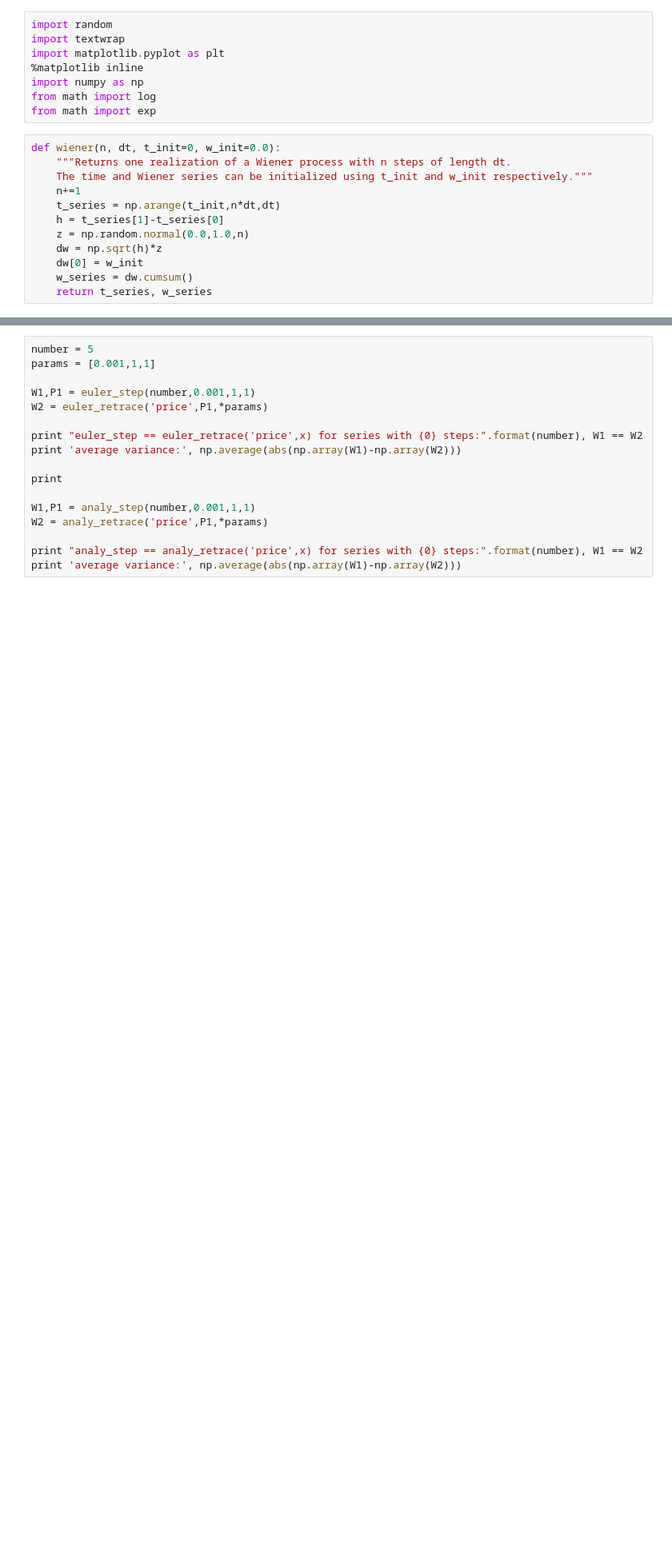
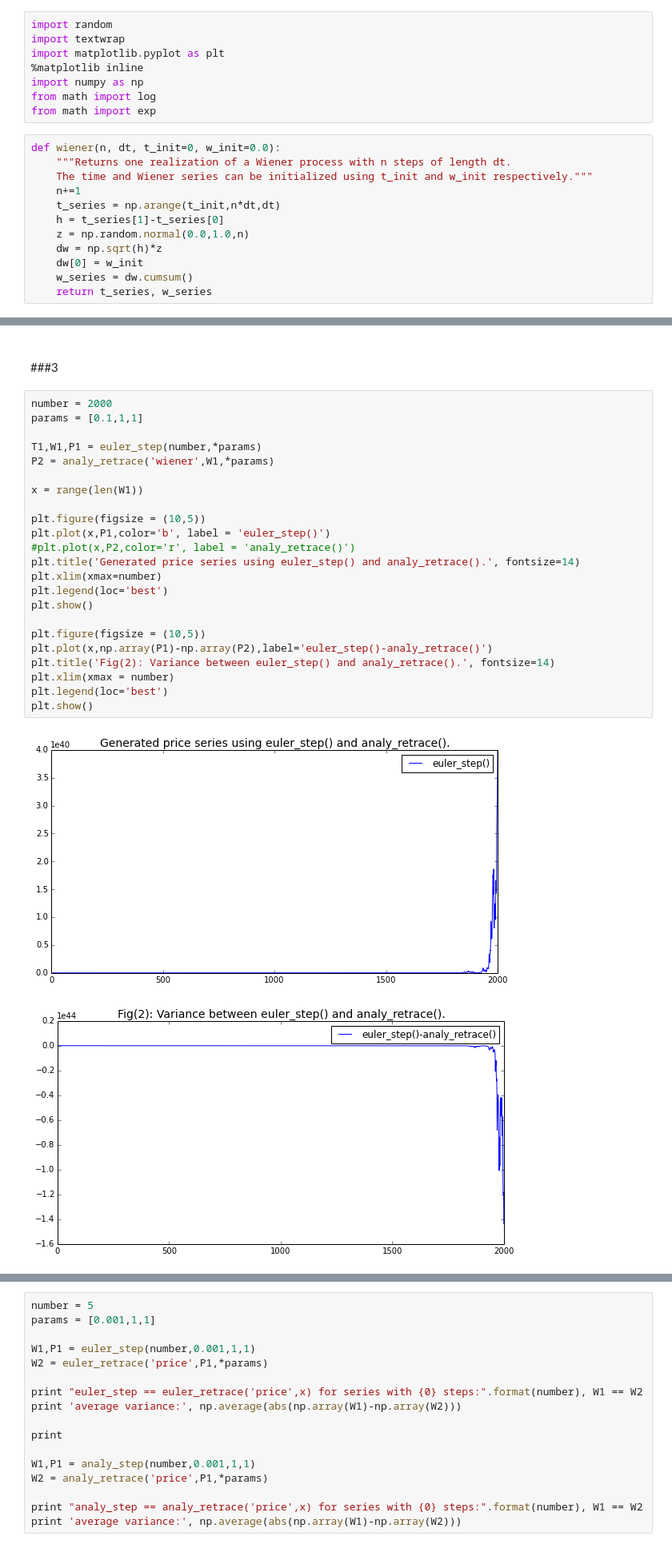
Before and after one commit to rmorshea/quantfi, a Jupyter notebook: ExponentialBrownian.ipynb, the cells around one changed output, grey strips where cells are left out. Shown: that part at 80% size. Drawn from its saved outputs; the diff is of its cells as text; blank space fills up the shorter version.

Commit message:
add analytical derivation, make changes to corrisponding function, and new formating changes

```diff
--- a/ExponentialBrownian.ipynb
+++ b/ExponentialBrownian.ipynb
@@ -606,0 +336,30 @@ average variance: 1.1080070106e-18
+# %% [markdown]
+<a id=ExpBrownian_D_sec3></a>
+---
+##\#3
+# %%
+number = 2000
+params = [0.1,1,1]
+
+T1,W1,P1 = euler_step(number,*params)
+P2 = analy_retrace('wiener',W1,*params)
+
+x = range(len(W1))
+
+plt.figure(figsize = (10,5))
+plt.plot(x,P1,color='b', label = 'euler_step()')
+#plt.plot(x,P2,color='r', label = 'analy_retrace()')
+plt.title('Generated price series using euler_step() and analy_retrace().', fontsize=14)
+plt.xlim(xmax=number)
+plt.legend(loc='best')
+plt.show()
+
+plt.figure(figsize = (10,5))
+plt.plot(x,np.array(P1)-np.array(P2),label='euler_step()-analy_retrace()')
+plt.title('Fig(2): Variance between euler_step() and analy_retrace().', fontsize=14)
+plt.xlim(xmax = number)
+plt.legend(loc='best')
+plt.show()
+# %% [output]
+[figure, added]
+[figure, added]
```
Also changed, not shown: parts of 43 cells of this notebook.
